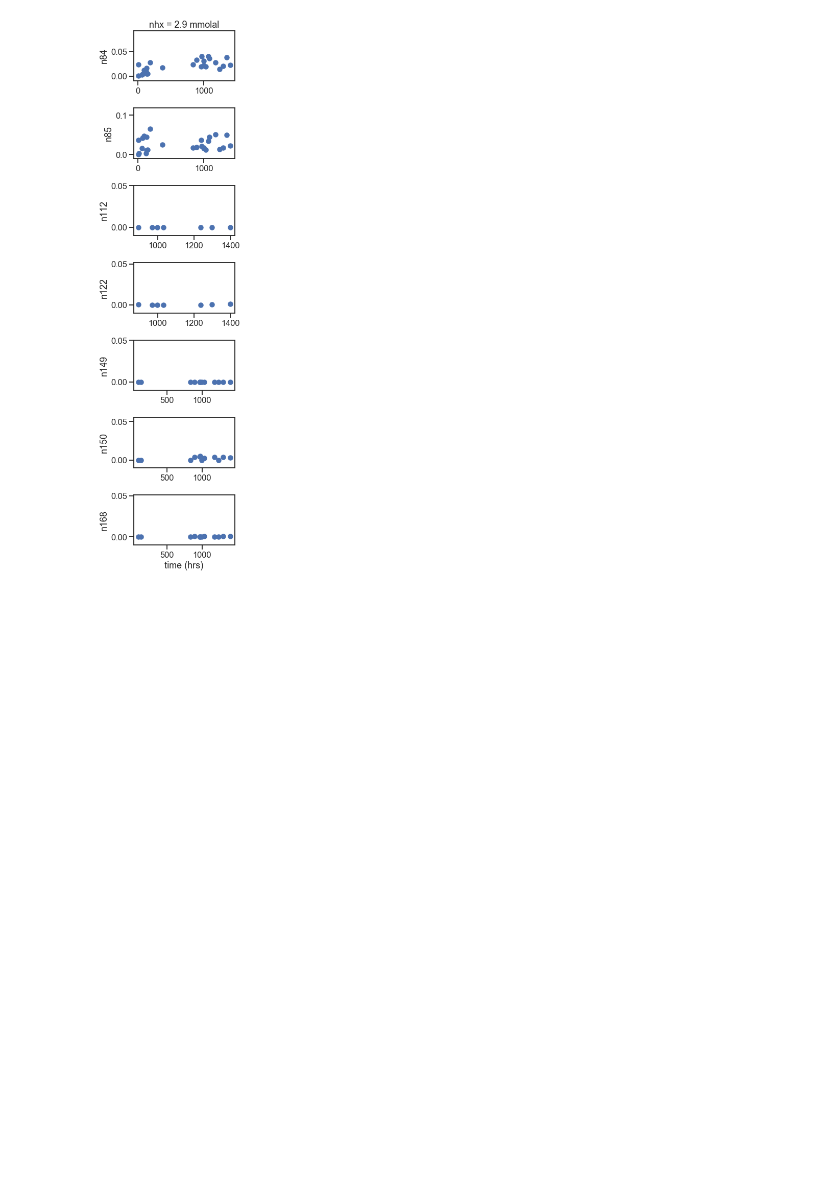
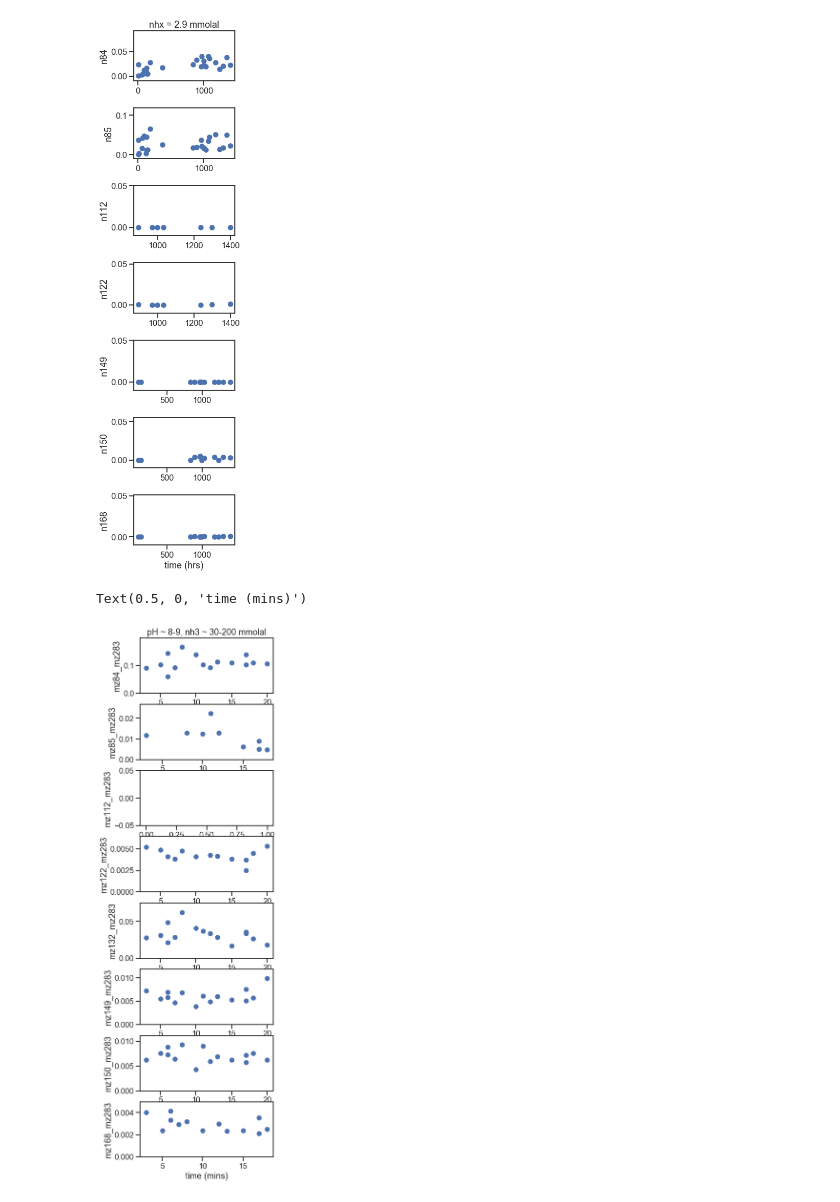
Before and after one commit to jackattack1415/pyrosolchem, a Jupyter notebook: notebooks/20191206_jch_butenedial_ammonia_BULK.ipynb, the cells around one changed output. Cells and saved outputs as stored; diff of their text form; code cells hidden in the pictures; blank space fills up the shorter version.

```diff
--- a/notebooks/20191206_jch_butenedial_ammonia_BULK.ipynb
+++ b/notebooks/20191206_jch_butenedial_ammonia_BULK.ipynb
@@ -307,8 +309,8 @@ df_bd_nh3g.nominal_nh3_mM.unique()
 array([0.00e+00, 1.45e+03, 1.45e+02, 1.45e+01, 2.90e+00, 5.80e-01])
 # %%
 nh3_to_plot = 2.9
-species_to_plot = ['n84', 'n85', 'n112', 'n122', 'n149', 'n150', 'n168']
-num_species = len(species_to_plot)
+spec_to_plot = ['n84', 'n85', 'n112', 'n122', 'n149', 'n150', 'n168']
+num_species = len(spec_to_plot)
 
 fig, ax = plt.subplots(num_species, 1, figsize=(4, 15))
 fig.tight_layout()
@@ -316,7 +318,7 @@ fig.tight_layout()
 df_to_plot = df_bd_nh3g[df_bd_nh3g.nominal_nh3_mM == nh3_to_plot]
 
 for tick in range(num_species):
-    species = species_to_plot[tick]
+    species = spec_to_plot[tick]
     maxval = np.max(df_to_plot[species])
     ax[tick].scatter(df_to_plot.trapped, df_to_plot[species], label=species)
     title_string = 'nhx = ' + str(nh3_to_plot) + ' mmolal'
@@ -375,8 +377,8 @@ df_bd_as['n150'].unique()
 array([       nan, 0.        , 0.00453354, 0.00393437, 0.00312975,
        0.00318244, 0.00489265, 0.00363537, 0.00273091, 0.00380273])
 # %%
-species_to_plot = ['n84', 'n85', 'n112', 'n122', 'n149', 'n150', 'n168']
-num_species = len(species_to_plot)
+spec_to_plot = ['n84', 'n85', 'n112', 'n122', 'n149', 'n150', 'n168']
+num_species = len(spec_to_plot)
 
 fig, ax = plt.subplots(num_species, 1, figsize=(4, 15))
 fig.tight_layout()
@@ -384,7 +386,7 @@ fig.tight_layout()
 df_to_plot = df_bd_as.query('trapped<10 and comptype=="bd07hg20as03"')
 
 for tick in range(num_species):
-    species = species_to_plot[tick]
+    species = spec_to_plot[tick]
 #     maxval = np.nanmax(df_to_plot[species])
     ax[tick].scatter(df_to_plot.vial, df_to_plot[species], label=species)
     title_string = 'nhx = ' + str(nh3_to_plot) + ' mmolal'
@@ -396,3 +398,22 @@ ax[num_species-1].set_xlabel('time (hrs)')
 # %% [output]
 Text(0.5, 103.49999999999989, 'time (hrs)')
 [figure]
+# %%
+num_species = len(species_names_to_plot)
+fig, ax = plt.subplots(num_species, 1, figsize=(5,20))
+
+for tick in range(num_species):
+    df_to_plot_001 = df_bd_as_buff[df_bd_as_buff.sol_id == 'bd_9.2_ah_001']
+
+    species = species_names_to_plot[tick]
+    ax[tick].scatter(df_to_plot_001.mins[df_to_plot_001[species] > 0], df_to_plot_001[species][df_to_plot_001[species] > 0],
+                        label=species)
+    ax[tick].set_ylabel(species)
+    ax[tick].set_ylim(ymin=0, ymax=np.max(df_to_plot_001[species])*1.2)
+
+title_string = 'pH ~ 8-9, nh3 ~ 30-200 mmolal'
+ax[0].set_title(title_string)
+ax[7].set_xlabel('time (mins)')
+# %% [output]
+Text(0.5, 0, 'time (mins)')
+[figure, added]
```
Also changed, not shown: parts of 8 cells of this notebook, 7 other files.
